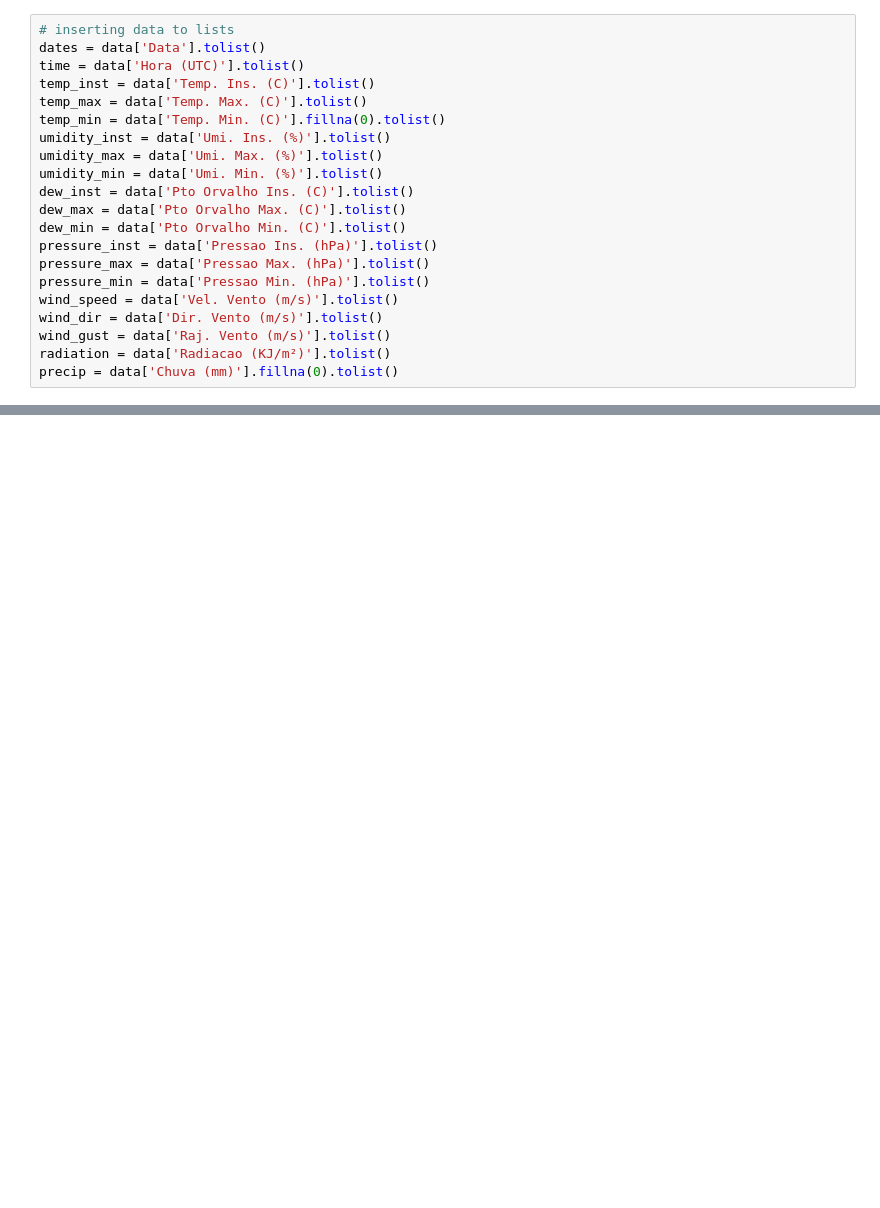
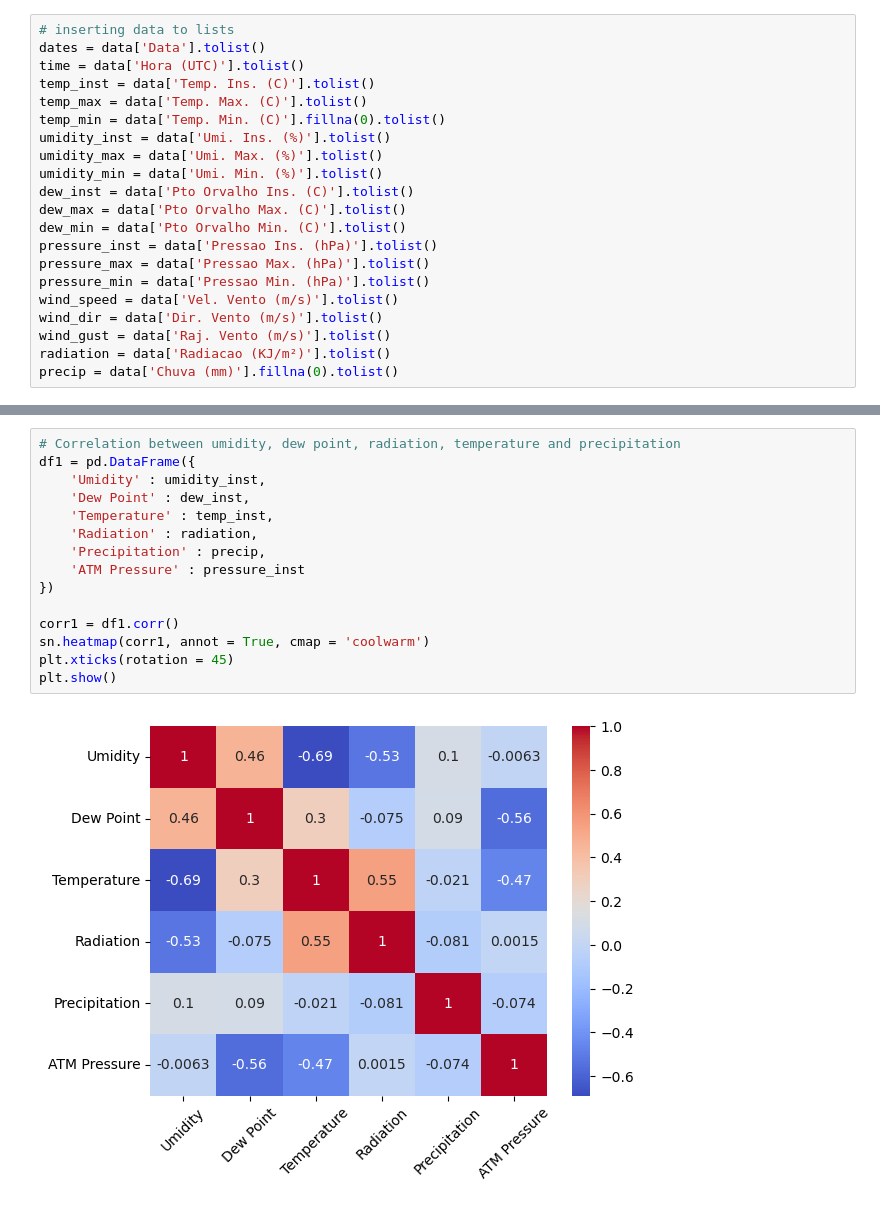
Before and after one commit to gustavopin/RainDataAnalysis, a Jupyter notebook: analysis.ipynb, the cells around one changed output, grey strips where cells are left out. Cells and saved outputs as stored; diff of their text form; blank space fills up the shorter version.

```diff
--- a/analysis.ipynb
+++ b/analysis.ipynb
@@ -60,0 +83,17 @@ Daily Average Precipitation: 1.73 mm
+# %%
+# Correlation between umidity, dew point, radiation, temperature and precipitation
+df1 = pd.DataFrame({
+    'Umidity' : umidity_inst,
+    'Dew Point' : dew_inst,
+    'Temperature' : temp_inst,
+    'Radiation' : radiation,
+    'Precipitation' : precip,
+    'ATM Pressure' : pressure_inst
+})
+
+corr1 = df1.corr()
+sn.heatmap(corr1, annot = True, cmap = 'coolwarm')
+plt.xticks(rotation = 45)
+plt.show()
+# %% [output]
+[figure, added]
```
Also changed, not shown: parts of 3 cells of this notebook, 1 other file.
